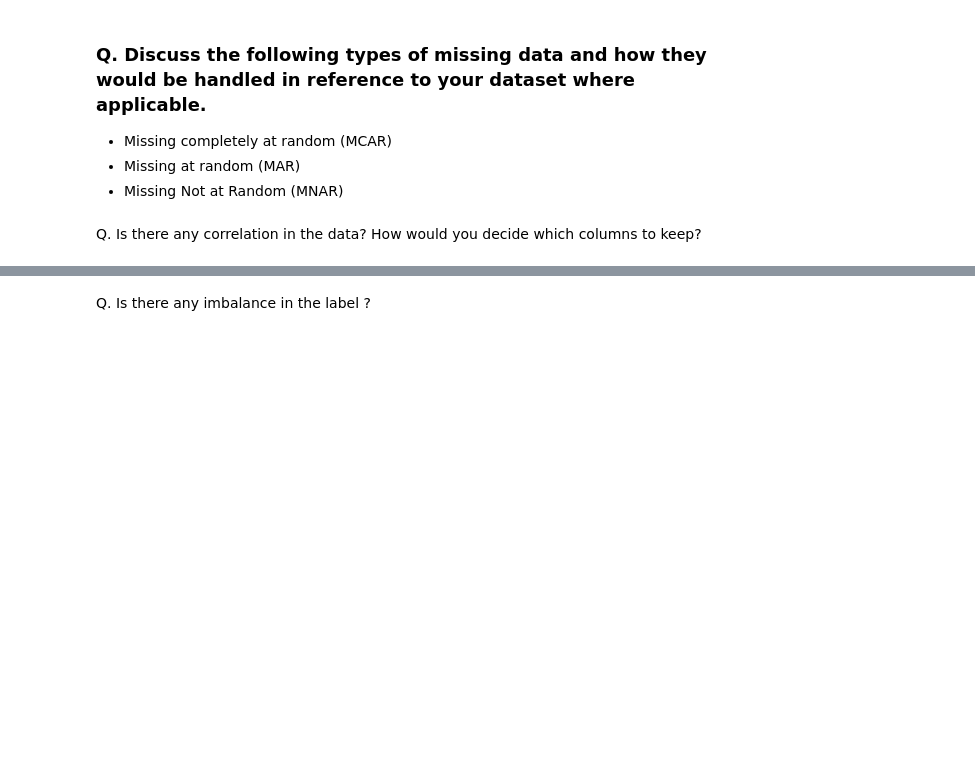
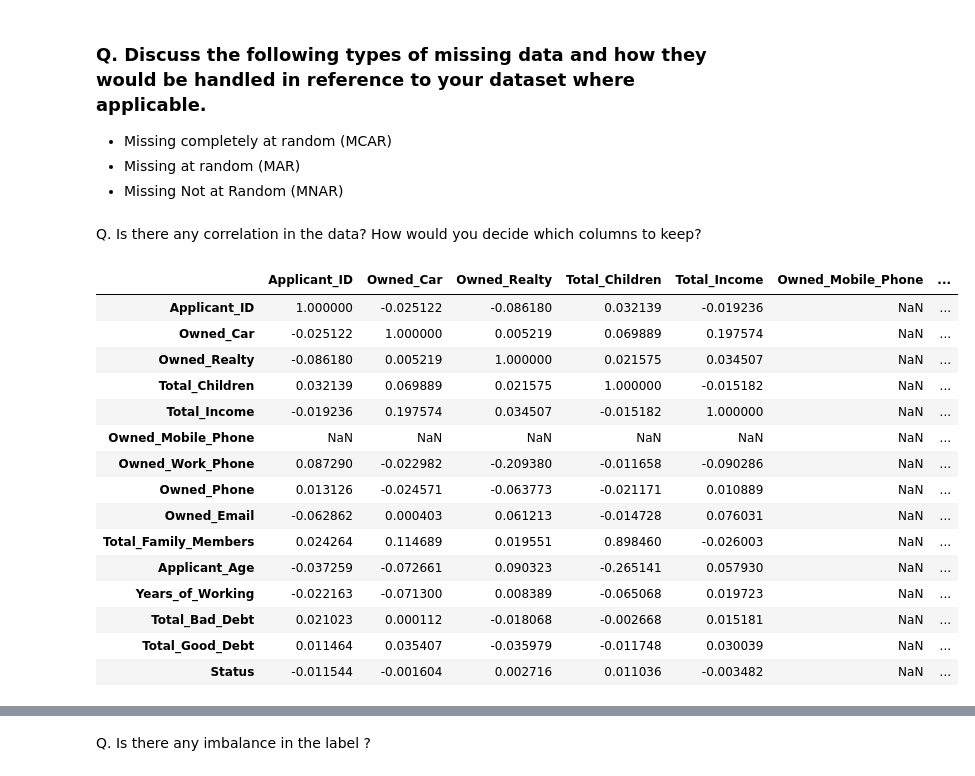
Before and after one commit to ShodekeA/MyProjects, a Jupyter notebook: Credit_card_application_AS.ipynb, the cells around one changed output, grey strips where cells are left out. Drawn from its saved outputs; the diff is of its cells as text; code cells hidden in the pictures; blank space fills up the shorter version.

```diff
--- a/Credit_card_application_AS.ipynb
+++ b/Credit_card_application_AS.ipynb
@@ -45,3 +118,22 @@ data = pd.read_csv('Application_Data.csv')
 *	Missing Not at Random (MNAR)
 # %% [markdown]
 Q. Is there any correlation in the data? How would you decide which columns to keep?
+# %%
+df.corr()
+# %% [output]
+|  | Applicant_ID | Owned_Car | Owned_Realty | Total_Children | Total_Income | Owned_Mobile_Phone | ... |
+| Applicant_ID | 1.000000 | -0.025122 | -0.086180 | 0.032139 | -0.019236 | NaN | ... |
+| Owned_Car | -0.025122 | 1.000000 | 0.005219 | 0.069889 | 0.197574 | NaN | ... |
+| Owned_Realty | -0.086180 | 0.005219 | 1.000000 | 0.021575 | 0.034507 | NaN | ... |
+| Total_Children | 0.032139 | 0.069889 | 0.021575 | 1.000000 | -0.015182 | NaN | ... |
+| Total_Income | -0.019236 | 0.197574 | 0.034507 | -0.015182 | 1.000000 | NaN | ... |
+| Owned_Mobile_Phone | NaN | NaN | NaN | NaN | NaN | NaN | ... |
+| Owned_Work_Phone | 0.087290 | -0.022982 | -0.209380 | -0.011658 | -0.090286 | NaN | ... |
+| Owned_Phone | 0.013126 | -0.024571 | -0.063773 | -0.021171 | 0.010889 | NaN | ... |
+| Owned_Email | -0.062862 | 0.000403 | 0.061213 | -0.014728 | 0.076031 | NaN | ... |
+| Total_Family_Members | 0.024264 | 0.114689 | 0.019551 | 0.898460 | -0.026003 | NaN | ... |
+| Applicant_Age | -0.037259 | -0.072661 | 0.090323 | -0.265141 | 0.057930 | NaN | ... |
+| Years_of_Working | -0.022163 | -0.071300 | 0.008389 | -0.065068 | 0.019723 | NaN | ... |
+| Total_Bad_Debt | 0.021023 | 0.000112 | -0.018068 | -0.002668 | 0.015181 | NaN | ... |
+| Total_Good_Debt | 0.011464 | 0.035407 | -0.035979 | -0.011748 | 0.030039 | NaN | ... |
+| Status | -0.011544 | -0.001604 | 0.002716 | 0.011036 | -0.003482 | NaN | ... |
```
Also changed, not shown: parts of 19 cells of this notebook.
